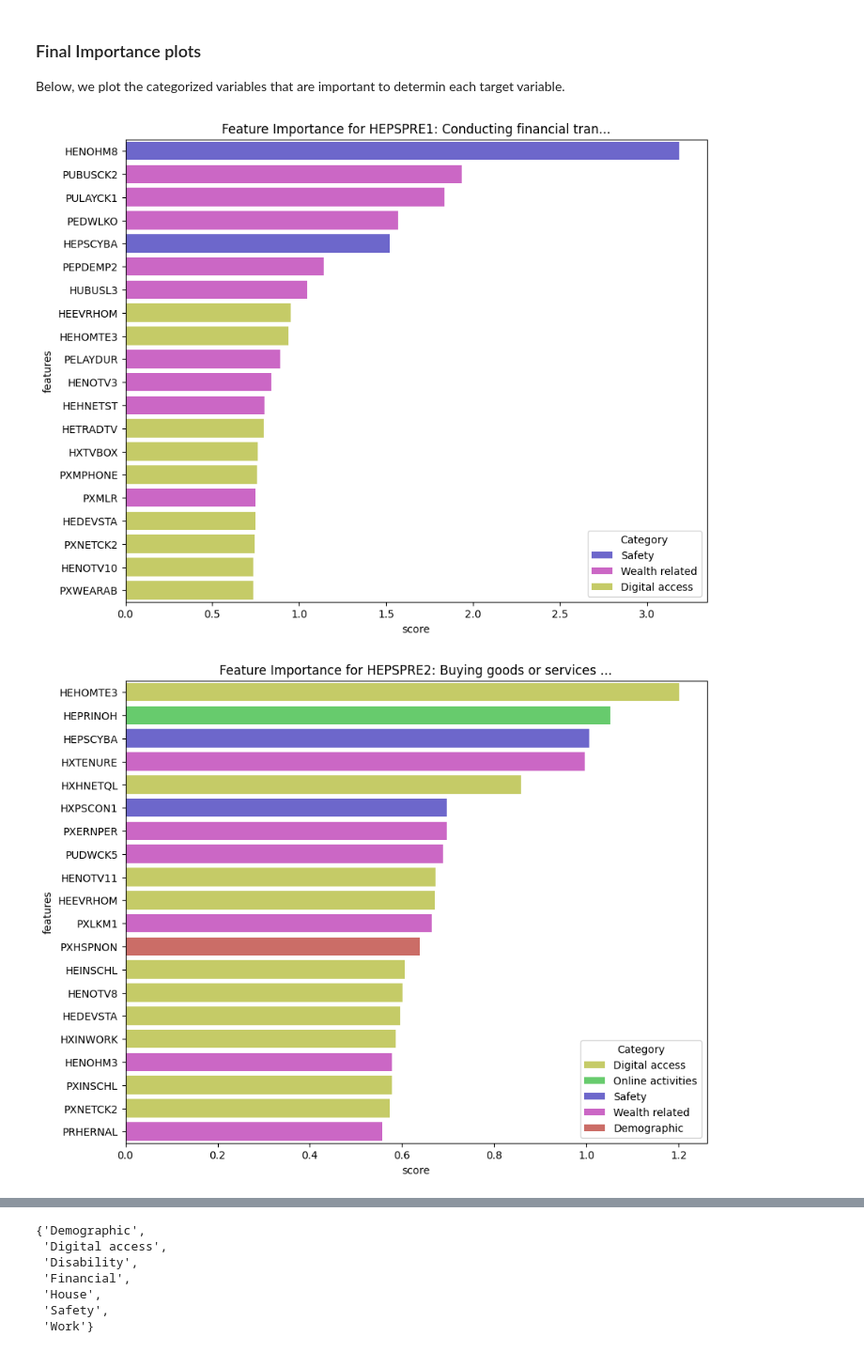
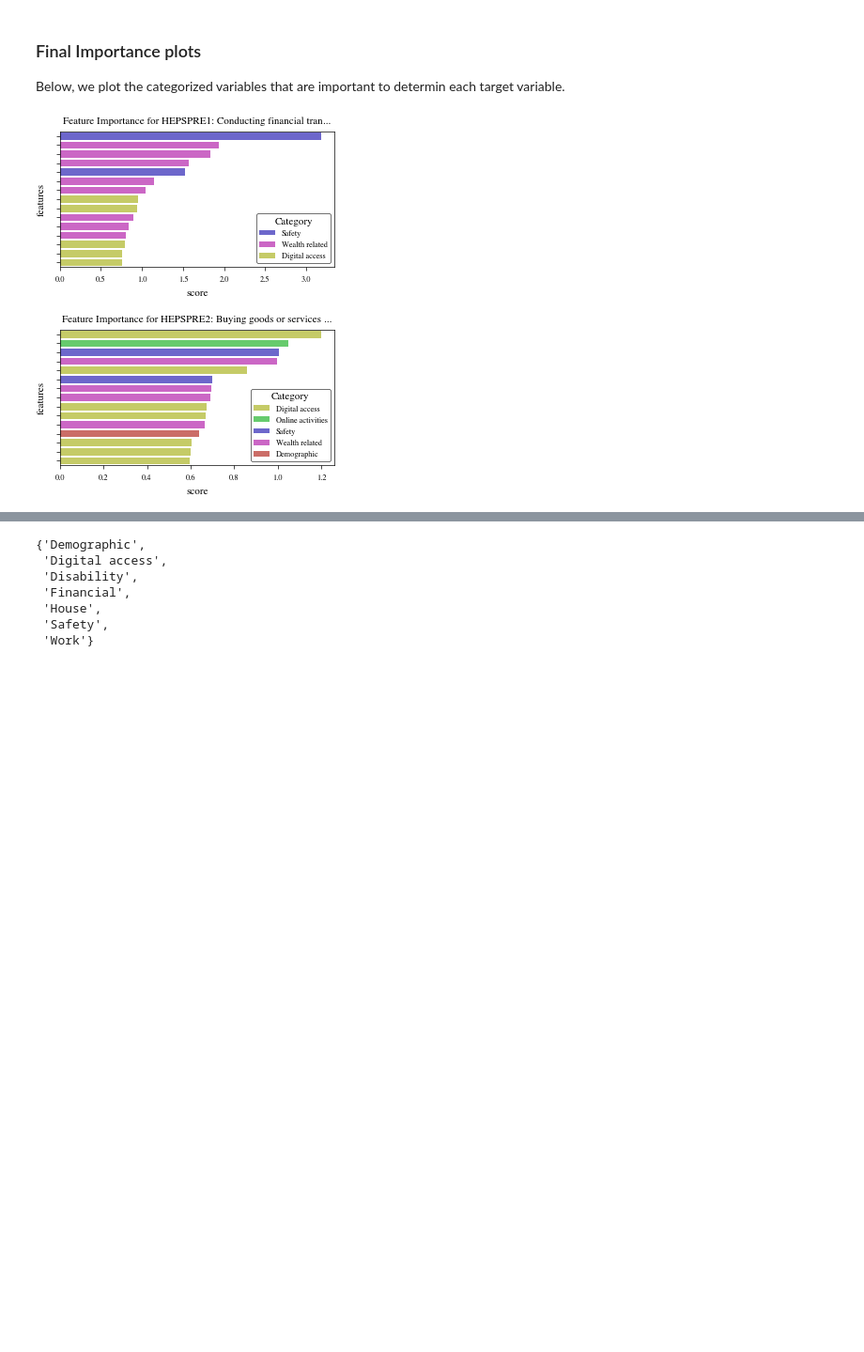
Before and after one commit to swag2198/data-literacy, a Jupyter notebook: exp/XGB_feature_importance.ipynb, the cells around one changed output, grey strips where cells are left out. Shown at 94% size. Drawn from its saved outputs; the diff is of its cells as text; code cells hidden in the pictures; blank space fills up the shorter version.

Commit message:
Tueplots for the importance plots

```diff
--- a/exp/XGB_feature_importance.ipynb
+++ b/exp/XGB_feature_importance.ipynb
@@ -300,53 +303,57 @@ import matplotlib.pyplot as plt
 
 path = os.path.join(os.getcwd(), '../res', year)
 
 # Create a color palette
 # Create a list of unique categories
 all_categories = []
 for var_name in feat_dict.keys():
     all_categories += list(feat_dict[var_name].values())
 unique_categories = list(set(all_categories))
 
 unique_categories.sort()
 
 # Create a color palette
 palette = sns.color_palette("hls", len(unique_categories))
 
 # Create a dictionary mapping each category to a color
 color_dict = dict(zip(unique_categories, palette))
 
-for var_name in [f'HEPSPRE{i}' for i in [1,2,3,4,5]] + [f'HEPSCON{i}' for i in [1,2,3,4,5,6,8,]]:
+with plt.rc_context({**bundles.icml2022(column='half', nrows=1, ncols=1, usetex=False), **tueplots.axes.lines()}):
 
-    importance_df = pd.read_csv(os.path.join(path, f'{var_name}.csv'))
-    # select top 20 rows of the dataframe
-    importance_df = importance_df.iloc[:20]
+    for var_name in [f'HEPSPRE{i}' for i in [1,2,3,4,5]] + [f'HEPSCON{i}' for i in [1,2,3,4,5,6,8,]]:
 
-    # plot a bar chart of the feature importance, use the variable names as the y-axis labels, and use
-    # different colors for the bars depending on the category of the variable
+        importance_df = pd.read_csv(os.path.join(path, f'{var_name}.csv'))
+        # select top 20 rows of the dataframe
+        importance_df = importance_df.iloc[:15]
 
-    var_categories = feat_dict[var_name]
+        # plot a bar chart of the feature importance, use the variable names as the y-axis labels, and use
+        # different colors for the bars depending on the category of the variable
 
-    #rename the first column to 'features'
-    importance_df.rename(columns={'Unnamed: 0': 'features'}, inplace=True)
+        var_categories = feat_dict[var_name]
 
-    # Create a new column in importance_df for the categories using var_categories
-    importance_df['category'] = importance_df['features'].map(var_categories)
+        #rename the first column to 'features'
+        importance_df.rename(columns={'Unnamed: 0': 'features'}, inplace=True)
 
-    # Plot the bar chart
-    plt.figure(figsize=(10, 8))
-    sns.barplot(x='score', y='features', hue='category', data=importance_df, palette=color_dict, dodge=False)
+        # Create a new column in importance_df for the categories using var_categories
+        importance_df['category'] = importance_df['features'].map(var_categories)
 
-    # Show the legend
-    plt.legend(title='Category')
+        # Plot the bar chart
+        plot = sns.barplot(x='score', y='features', hue='category', data=importance_df, palette=color_dict, dodge=False)
 
-    feature_description_map = ACTIVITIES_MAP if var_name.startswith("HEPSPRE") else CONCERNS_MAP
+        # Remove y labels
+        plot.set_yticklabels([])
 
-    plt.title(f'Feature Importance for {var_name}: {feature_description_map[var_name][:25]}...')
+        # Show the legend
+        plt.legend(title='Category')
 
-    # Show the plot
-    plt.show()
+        feature_description_map = ACTIVITIES_MAP if var_name.startswith("HEPSPRE") else CONCERNS_MAP
 
-    #plt.savefig(path + f'/HEPSPRE{target}_colored.png', dpi=300, bbox_inches='tight')
+        plt.title(f'Feature Importance for {var_name}: {feature_description_map[var_name][:25]}...')
+
+        plt.savefig(path + f'/{var_name}_colored.png', dpi=300, bbox_inches='tight')
+
+        # Show the plot
+        plt.show()
 # %% [output]
-[figure, old version]
+[figure, new version]
-[figure, old version]
+[figure, new version]
```
Also changed, not shown: parts of 2 cells of this notebook, 12 other files.
